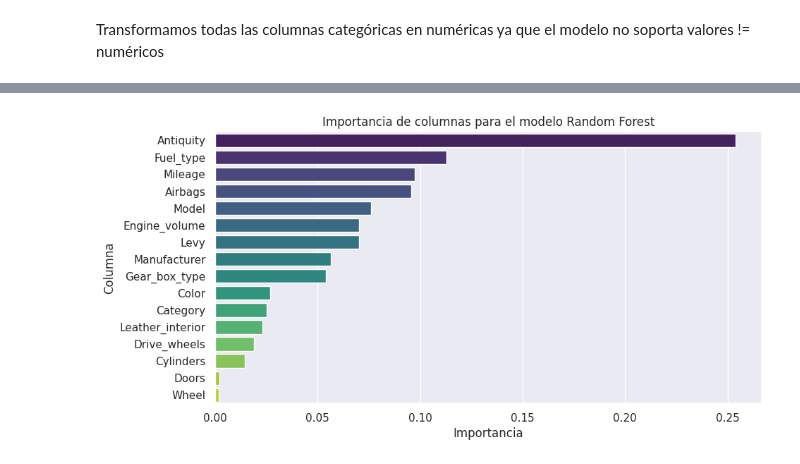
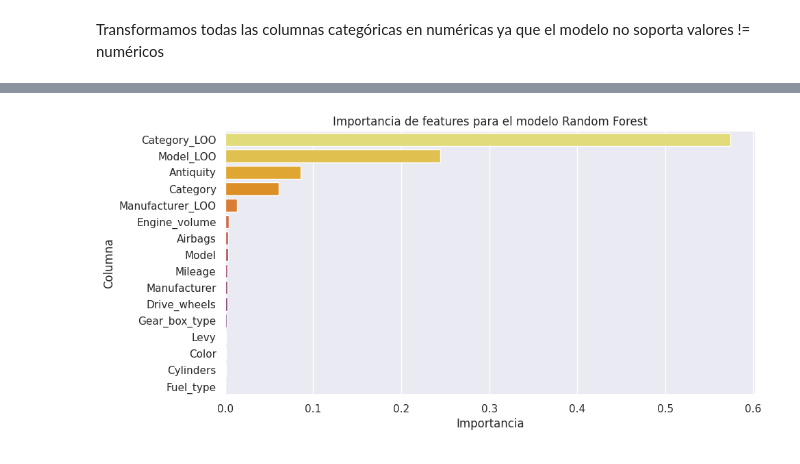
Before and after one commit to JotaLeutgeb/proyectofinalDS1, a Jupyter notebook: Car_Prediction/Main.ipynb, the cells around one changed output, grey strips where cells are left out. Drawn from its saved outputs; the diff is of its cells as text; code cells hidden in the pictures.

```diff
--- a/Car_Prediction/Main.ipynb
+++ b/Car_Prediction/Main.ipynb
@@ -796,6 +886,7 @@ for i in range(0, categoricos.shape[1]):
   categoricos[categoricos.columns[i]] = lab.fit_transform(categoricos.iloc[:, i])
 # %%
 #Concatenamos las filas para tener nuestro df completamente numérico
-df = pd.concat([categoricos,numericos],axis=1)
-df
+dfLE = pd.concat([numericos,categoricos],axis=1)
+#dfLE de "Label Encoder"
+dfLE
 # %% [output]
@@ -894,0 +1084,18 @@ plt.show()
+# %%
+DfLOO = df.drop(columns=columnas)
+
+#Separamos las categorías cualitativas de las cuantitativas
+categoricos = df.select_dtypes(include=['object', 'category'])
+columnas_numericas = df.select_dtypes(include=['int'])
+for i in range(categoricos.shape[1]):
+    categoricos[categoricos.columns[i]] = lab.fit_transform(categoricos.iloc[:, i])
+
+    df = df.drop(columns=categoricos.columns[i])
+
+DfLOO = pd.concat([categoricos, df], axis=1)
+
+
+DfLOO = pd.concat([DfLOO, LOO], axis=1)
+
+
+DfLOO
@@ -894,0 +1128,9 @@ plt.show()
+# %%
+#Guardamos la feature objetivo a predecir
+y=DfLOO["Price"]
+
+#Dropeamos la columna price del dataframe principal
+X=DfLOO.drop(["Price"],axis=1)
+
+# Dividir los datos en conjuntos de entrenamiento y prueba
+X_train, X_test, y_train, y_test = train_test_split(X, y, test_size=0.2, random_state=1)
@@ -895,31 +1181,31 @@ plt.show()
 # %%
 #FUnción similar a la anterior, pero que nos devuelve el modelo en sí
 def modelo_entrenado(modelo, X_train, X_test, y_train, y_test):
     modelo_entrenado = modelo.fit(X_train, y_train)
     y_pred = modelo_entrenado.predict(X_test)
-    return modelo_entrenado
+    return modelo_entrenado, y_pred
 
 # Aplicamos la función con RandomForestRegressor, modelo que mayor puntuación tuvo
-modelo_final= modelo_entrenado(RandomForestRegressor(n_estimators=100), X_train, X_test, y_train, y_test)
+modelo_final, y_pred = modelo_entrenado(RandomForestRegressor(n_estimators=100), X_train, X_test, y_train, y_test)
 
 importancia_columnas = modelo_final.feature_importances_
-feature_names = X_train.columns
+nombre_columnas = X_train.columns
 
 # Crear un DataFrame con los nombres de características y sus importancias
-importancia_columnas_df = pd.DataFrame({'Columna': feature_names, 'Importancia': importancia_columnas})
+importancia_columnas_df = pd.DataFrame({'Columna': nombre_columnas, 'Importancia': importancia_columnas})
 
 # Ordenar el DataFrame por importancia en orden descendente
 importancia_columnas_df = importancia_columnas_df.sort_values(by='Importancia', ascending=False)
 
 # Seleccionar las 20 características más importantes
 top_columnas = importancia_columnas_df.head(16)
 
 # Graficar la importancia de las características para las 20 más importantes
 plt.figure(figsize=(10, 5))
-sns.barplot(x='Importancia', y='Columna', data=top_columnas, palette='viridis')
-plt.title('Importancia de columnas para el modelo Random Forest')
+sns.barplot(x='Importancia', y='Columna', data=top_columnas, palette='inferno_r')
+plt.title('Importancia de features para el modelo Random Forest')
 plt.xlabel('Importancia')
 plt.ylabel('Columna')
 plt.show()
 # %% [output]
-[figure, old version]
+[figure, new version]
```
Also changed, not shown: parts of 56 cells of this notebook.
